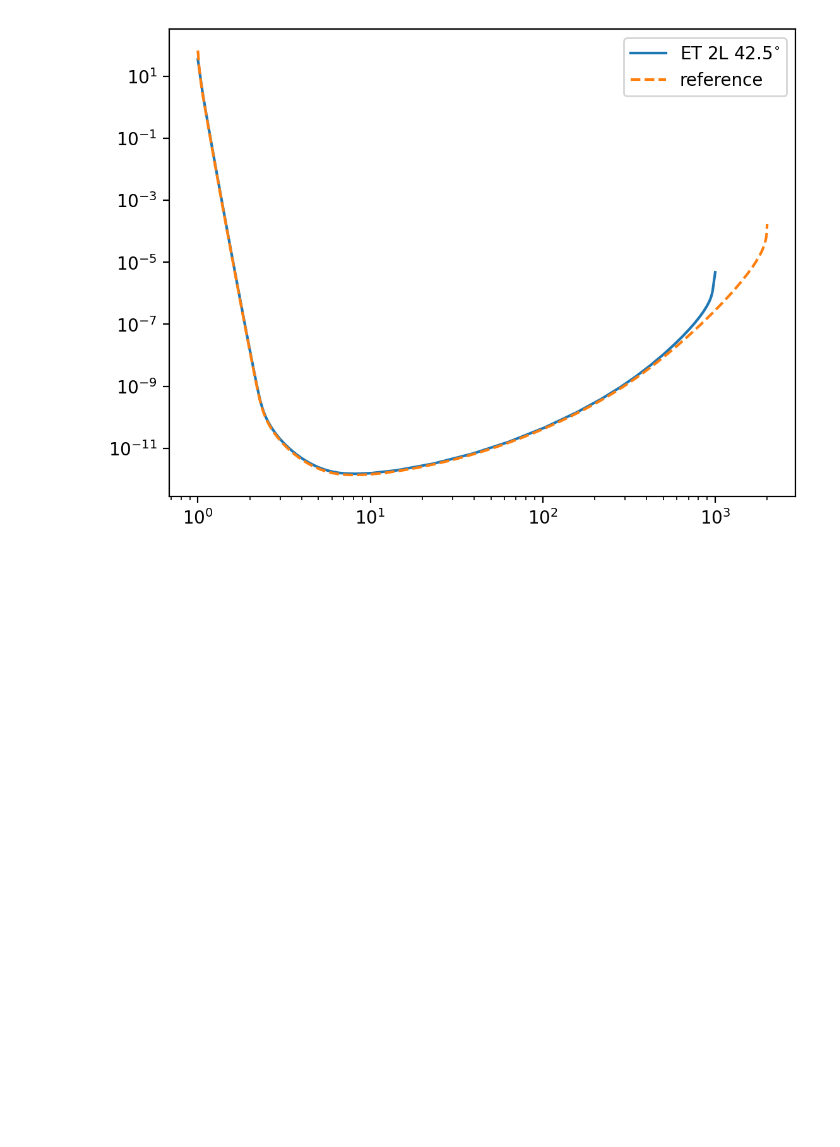
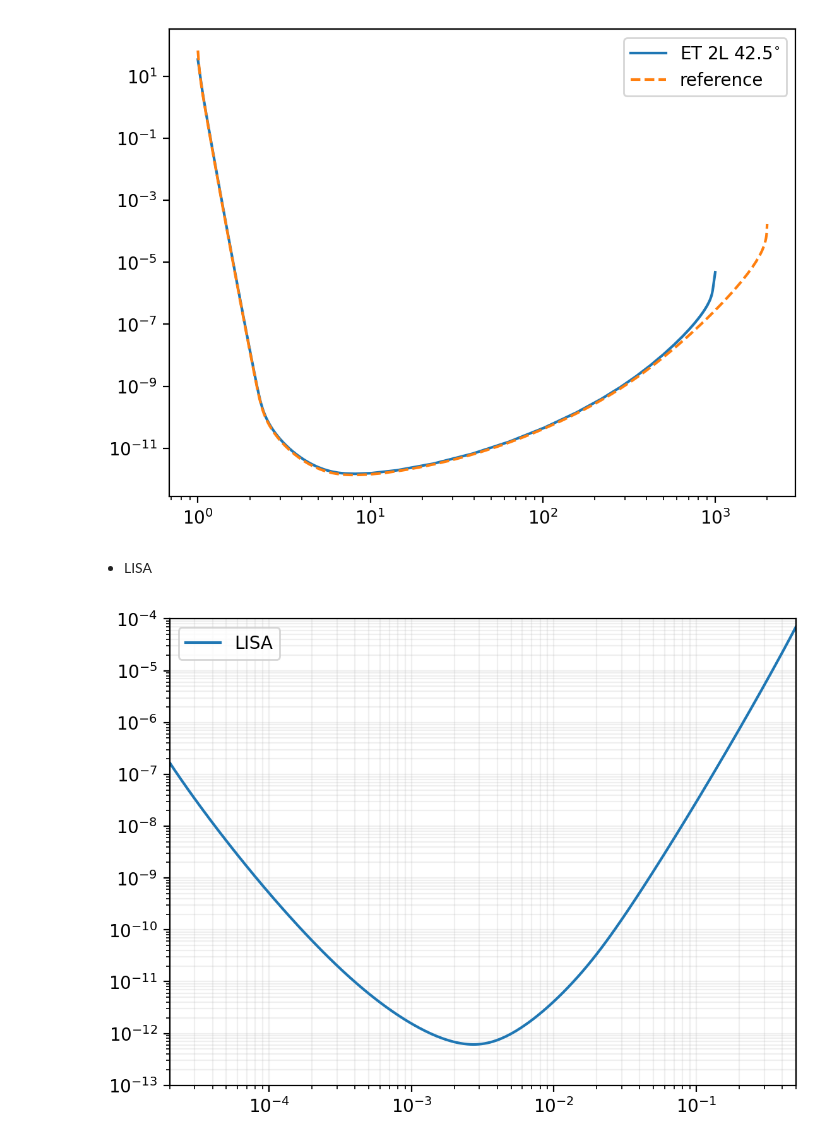
Before and after one commit to ilariacaporali/GWBird, a Jupyter notebook: PLS_checks.ipynb, the cells around one changed output. Saved outputs shown, nothing was run; the diff lists cells and outputs as text; code cells hidden in the pictures; blank space fills up the shorter version.

```diff
--- a/PLS_checks.ipynb
+++ b/PLS_checks.ipynb
@@ -72,3 +72,23 @@ plt.legend()
 plt.show()
 # %% [output]
 [figure]
+# %% [markdown]
+* LISA
+# %%
+f = np.logspace(-5, 0, 1000)
+beta_min = -8
+beta_max = 8
+fref = 1e-3
+snr = 10
+Tobs = 3
+
+pls_LISA = pls.find_pls_weighted_t('LISA 1', 'LISA 1', f, beta_min, beta_max, fref, snr, Tobs, None)
+# %%
+plt.loglog(f, pls_LISA, label='LISA')
+plt.legend()
+plt.grid(alpha =0.2, which='both')
+plt.ylim(1e-13, 1e-4)
+plt.xlim(2e-5, 0.5)
+plt.show()
+# %% [output]
+[figure, added]
```
Also changed, not shown: parts of 2 cells of this notebook, 2 other files.
